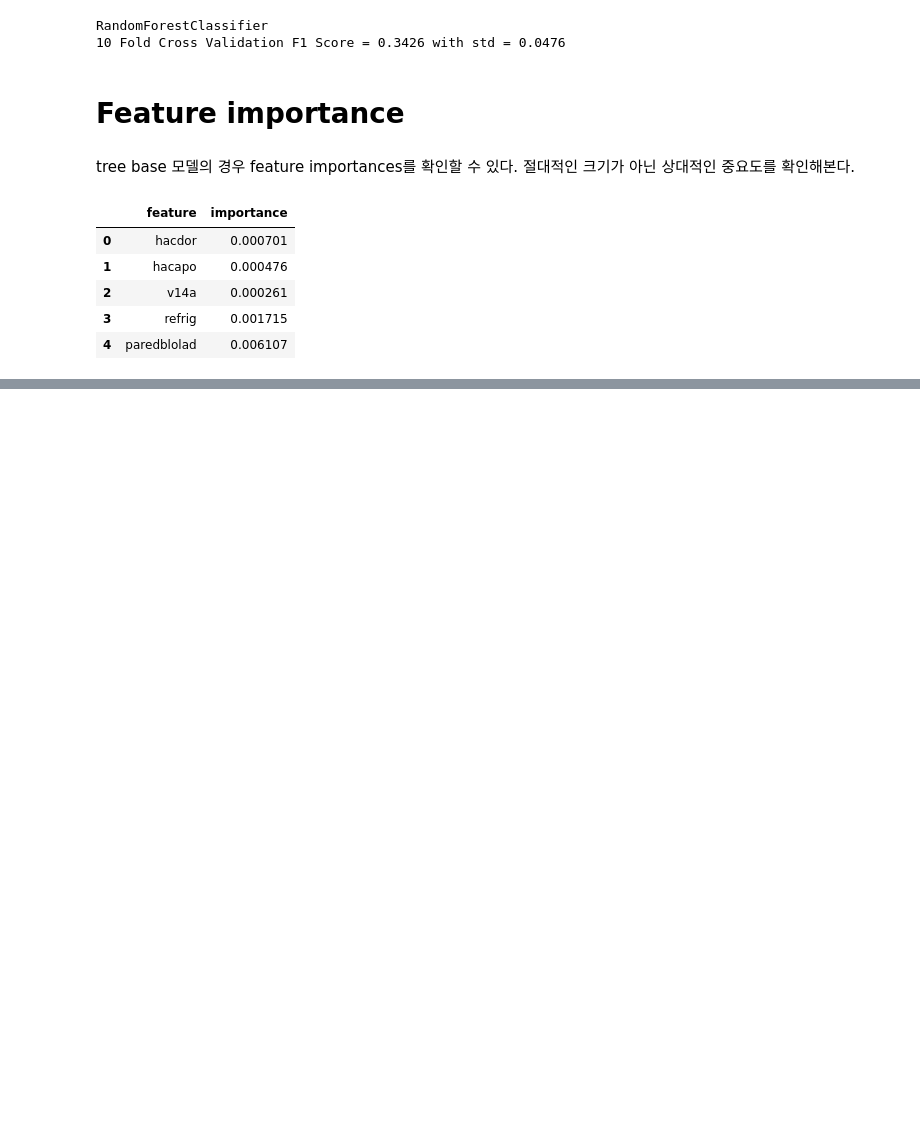
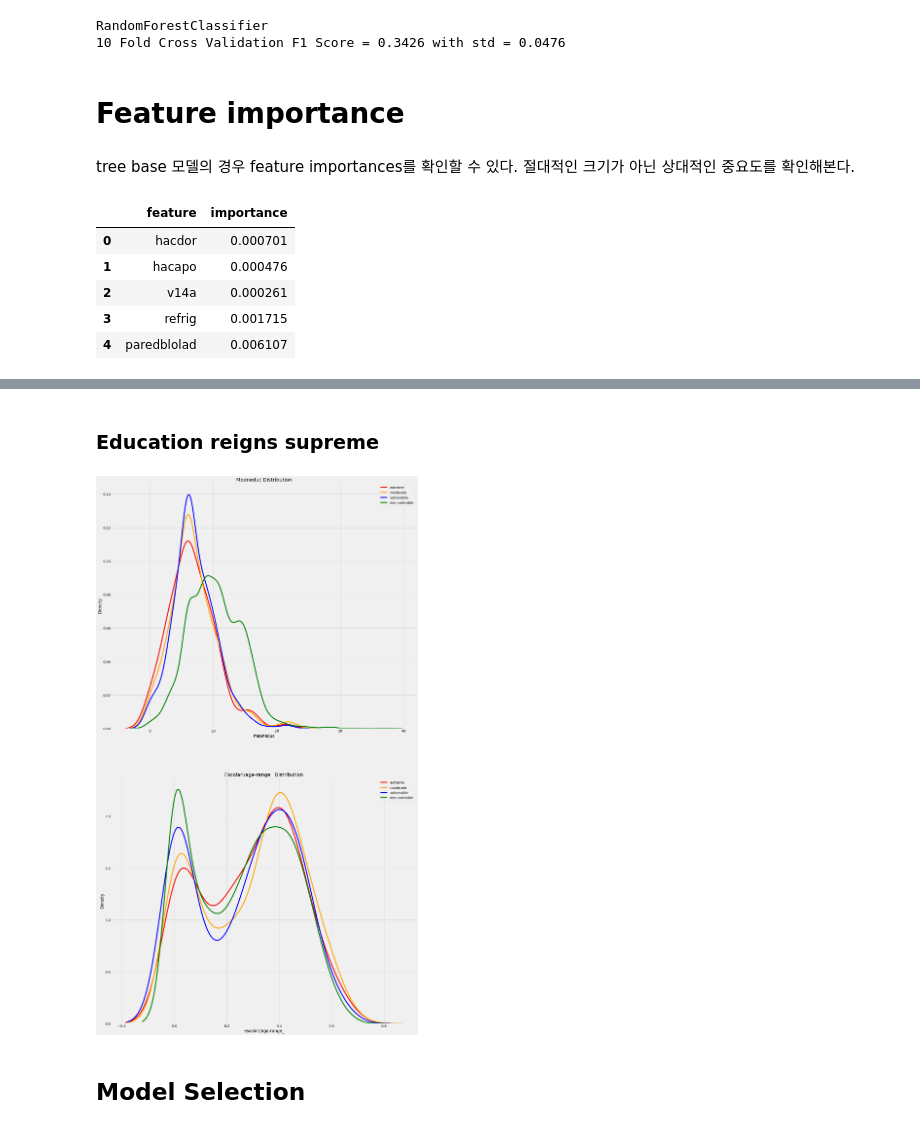
Before and after one commit to HyeonGeunY/costa-rican, a Jupyter notebook: notebooks/A_complete_introduction_and_walkthrough_modeling.ipynb, the cells around one changed output, grey strips where cells are left out. Drawn from its saved outputs; the diff is of its cells as text; code cells hidden in the pictures; blank space fills up the shorter version.

```diff
--- a/notebooks/A_complete_introduction_and_walkthrough_modeling.ipynb
+++ b/notebooks/A_complete_introduction_and_walkthrough_modeling.ipynb
@@ -134,0 +141,2 @@ plot_feature_importances(feature_importances)
+# %% [markdown]
+### Education reigns supreme
@@ -134,0 +145,7 @@ plot_feature_importances(feature_importances)
+# %%
+kde_target = KdePlotByTargetAndColumns(final)
+kde_target(['meaneduc', 'escolari/age-range_'])
+# %% [output]
+[figure, added]
+# %% [markdown]
+## Model Selection
```
Also changed, not shown: parts of 8 cells of this notebook, 2 other files.
